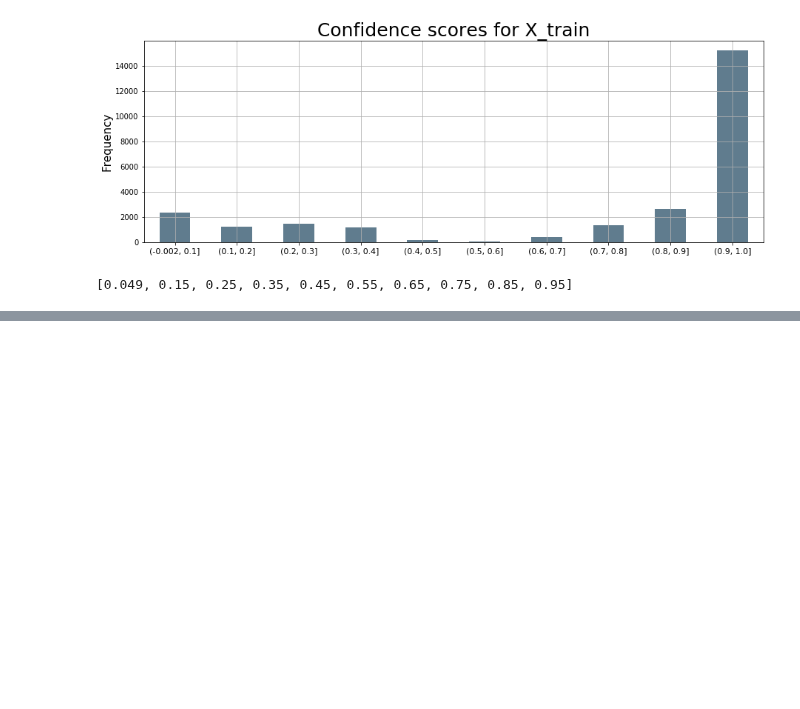
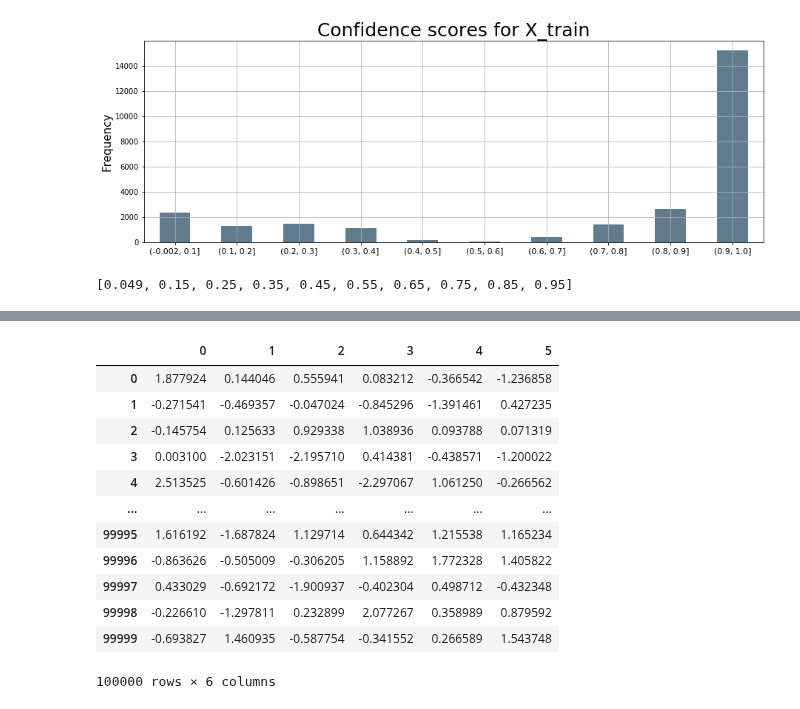
Before and after one commit to roye52371/CTGAN, a Jupyter notebook: Adult.ipynb, the cells around one changed output, grey strips where cells are left out. Drawn from its saved outputs; the diff is of its cells as text; code cells hidden in the pictures; blank space fills up the shorter version.

```diff
--- a/Adult.ipynb
+++ b/Adult.ipynb
@@ -206,0 +142,16 @@ Training CTGAN for c = 0.55...
+# %%
+gen_data
+# %% [output]
+|  | 0 | 1 | 2 | 3 | 4 | 5 |
+| 0 | 1.877924 | 0.144046 | 0.555941 | 0.083212 | -0.366542 | -1.236858 |
+| 1 | -0.271541 | -0.469357 | -0.047024 | -0.845296 | -1.391461 | 0.427235 |
+| 2 | -0.145754 | 0.125633 | 0.929338 | 1.038936 | 0.093788 | 0.071319 |
+| 3 | 0.003100 | -2.023151 | -2.195710 | 0.414381 | -0.438571 | -1.200022 |
+| 4 | 2.513525 | -0.601426 | -0.898651 | -2.297067 | 1.061250 | -0.266562 |
+| ... | ... | ... | ... | ... | ... | ... |
+| 99995 | 1.616192 | -1.687824 | 1.129714 | 0.644342 | 1.215538 | 1.165234 |
+| 99996 | -0.863626 | -0.505009 | -0.306205 | 1.158892 | 1.772328 | 1.405822 |
+| 99997 | 0.433029 | -0.692172 | -1.900937 | -0.402304 | 0.498712 | -0.432348 |
+| 99998 | -0.226610 | -1.297811 | 0.232899 | 2.077267 | 0.358989 | 0.879592 |
+| 99999 | -0.693827 | 1.460935 | -0.587754 | -0.341552 | 0.266589 | 1.543748 |
+100000 rows × 6 columns
```
Also changed, not shown: parts of 6 cells of this notebook.
